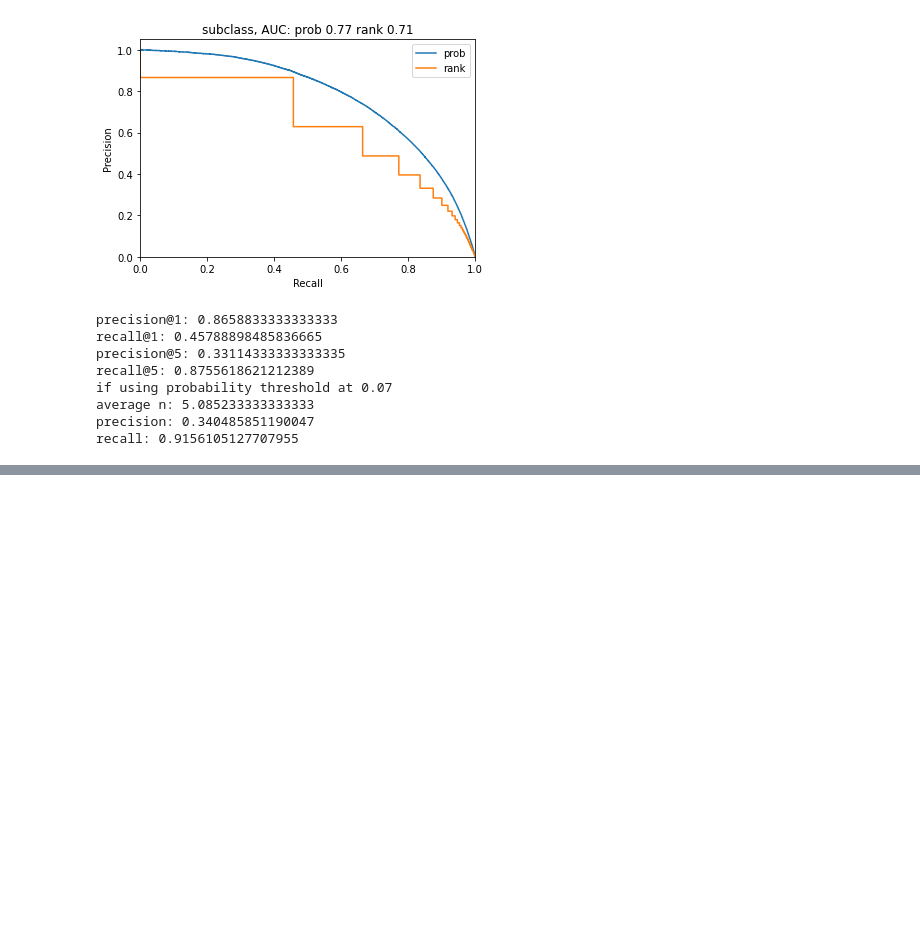
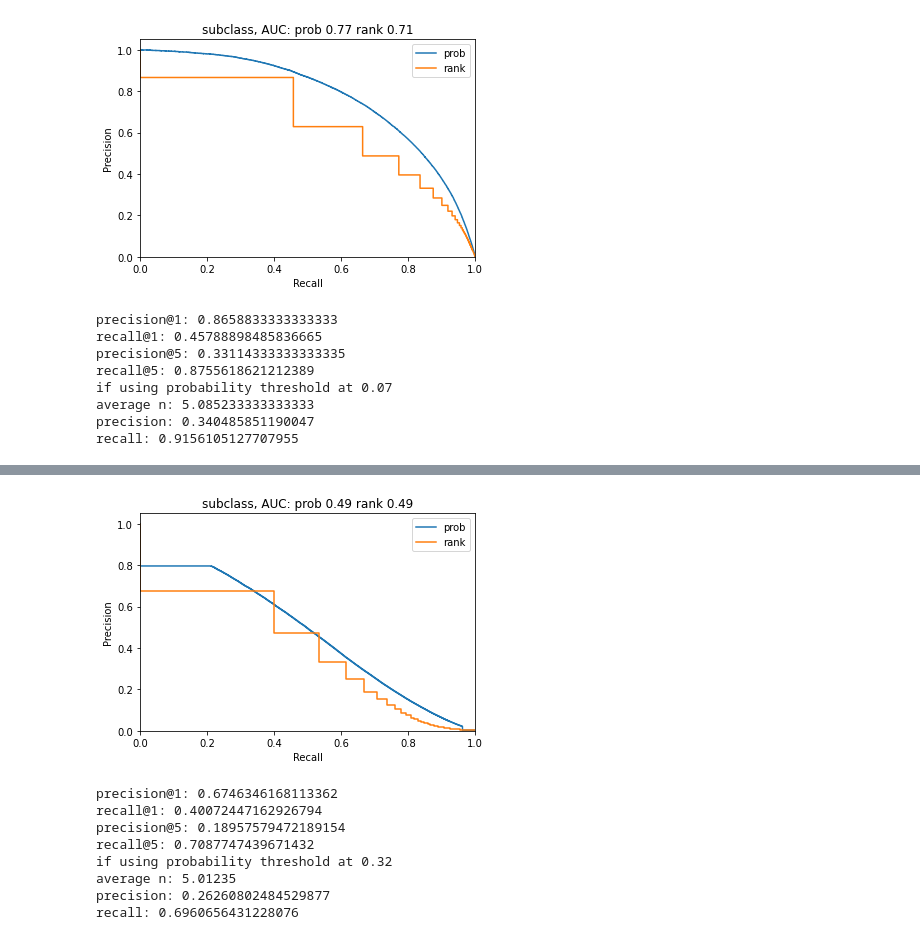
Before and after one commit to arktrail/Dorothy-Ymir, a Jupyter notebook: notebooks/prob_evaluate.ipynb, the cells around one changed output, grey strips where cells are left out. Saved outputs shown, nothing was run; the diff lists cells and outputs as text; code cells hidden in the pictures; blank space fills up the shorter version.

```diff
--- a/notebooks/prob_evaluate.ipynb
+++ b/notebooks/prob_evaluate.ipynb
@@ -475,0 +662,5 @@ recall: 0.9156105127707955
+# %%
+label_to_id_map, probs = get_predicted_probs_from_FASTTEXT_other_fields(model_path, test_path, ["abstraction"])
+truth_array = get_truth_array(TRUTH_PATH, label_to_id_map)
+prob_result, rank_result = get_pr_curve(truth_array, probs, "subclass")
+# %% [output]
@@ -475,0 +668,9 @@ recall: 0.9156105127707955
+[figure, added]
+precision@1: 0.6746346168113362
+recall@1: 0.40072447162926794
+precision@5: 0.18957579472189154
+recall@5: 0.7087747439671432
+if using probability threshold at 0.32
+average n: 5.01235
+precision: 0.26260802484529877
+recall: 0.6960656431228076
```
Also changed, not shown: parts of 27 cells of this notebook, 3 other files.
